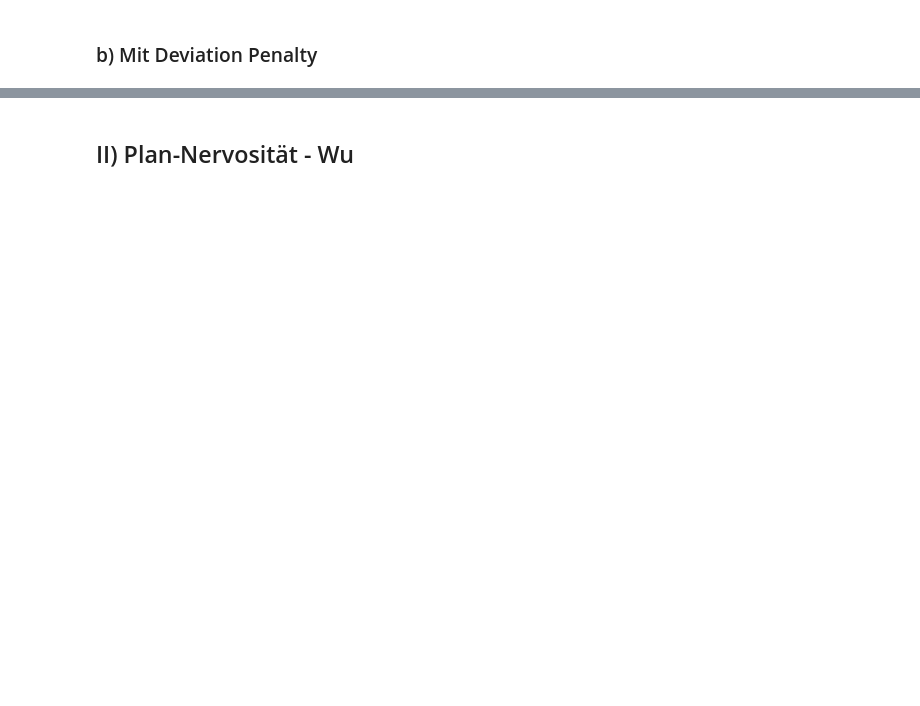
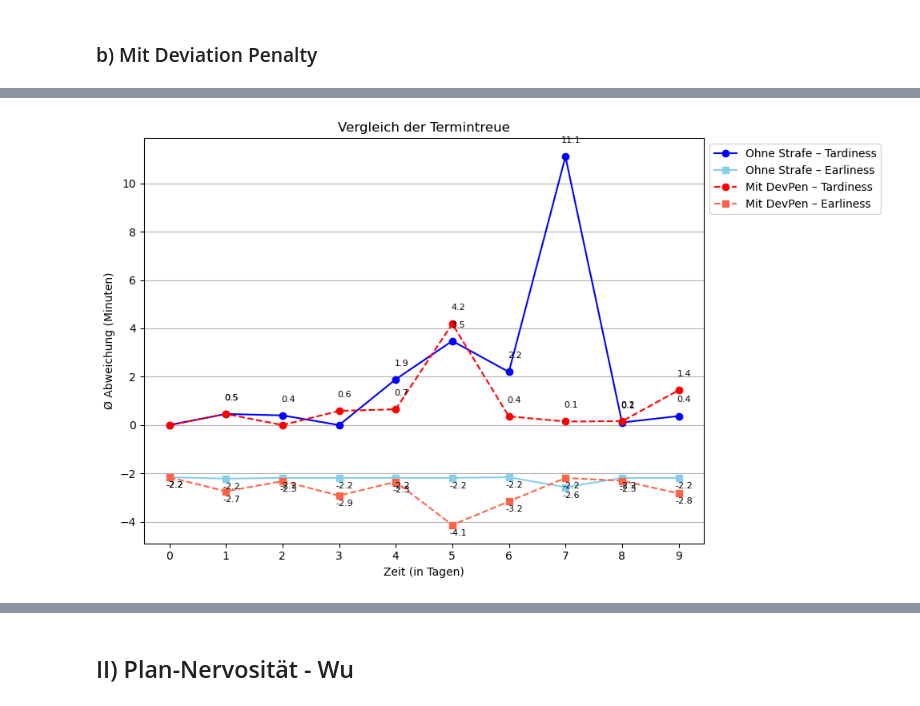
Before and after one commit to konrad-adamski/HTWD_JobShop_Rescheduling, a Jupyter notebook: 03_CP_Scheduling_with_Arrival_and_DueDate/08_Proof-of-Concept.ipynb, the cells around one changed output, grey strips where cells are left out. Cells and saved outputs as stored; diff of their text form; code cells hidden in the pictures; blank space fills up the shorter version.

```diff
--- a/03_CP_Scheduling_with_Arrival_and_DueDate/08_Proof-of-Concept.ipynb
+++ b/03_CP_Scheduling_with_Arrival_and_DueDate/08_Proof-of-Concept.ipynb
@@ -168,0 +174,16 @@ proof.plot_tardiness_earliness_two_methods(
+# %%
+simple_mean_tardiness, simple_mean_earliness = calc.compute_mean_tardiness_earliness(df_plan_simple_last_ops_list)
+devpen_mean_tardiness, devpen_mean_earliness = calc.compute_mean_tardiness_earliness(df_plan_devpen_last_ops_list)
+
+proof.plot_tardiness_earliness_two_methods(
+    tardiness_A=simple_mean_tardiness,
+    earliness_A=simple_mean_earliness,
+    tardiness_B=devpen_mean_tardiness,
+    earliness_B=devpen_mean_earliness,
+    labels=("Ohne Strafe", "Mit DevPen"),
+    ylabel="Ø Abweichung (Minuten)",
+    subtitle = "",
+    as_percentage=False
+)
+# %% [output]
+[figure, added]
```
Also changed, not shown: parts of 18 cells of this notebook, 17 other files.
